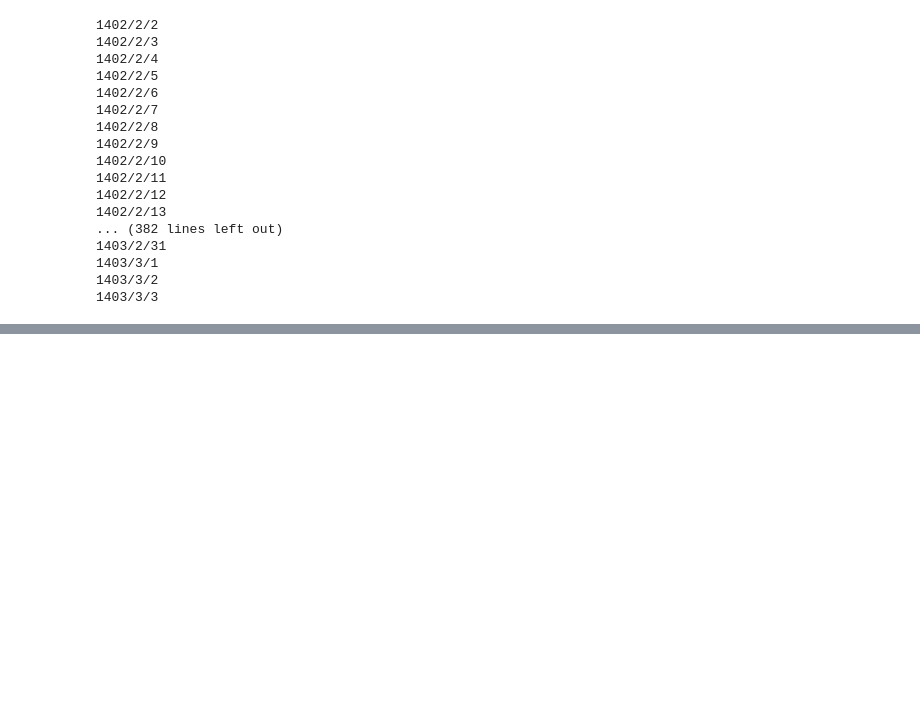
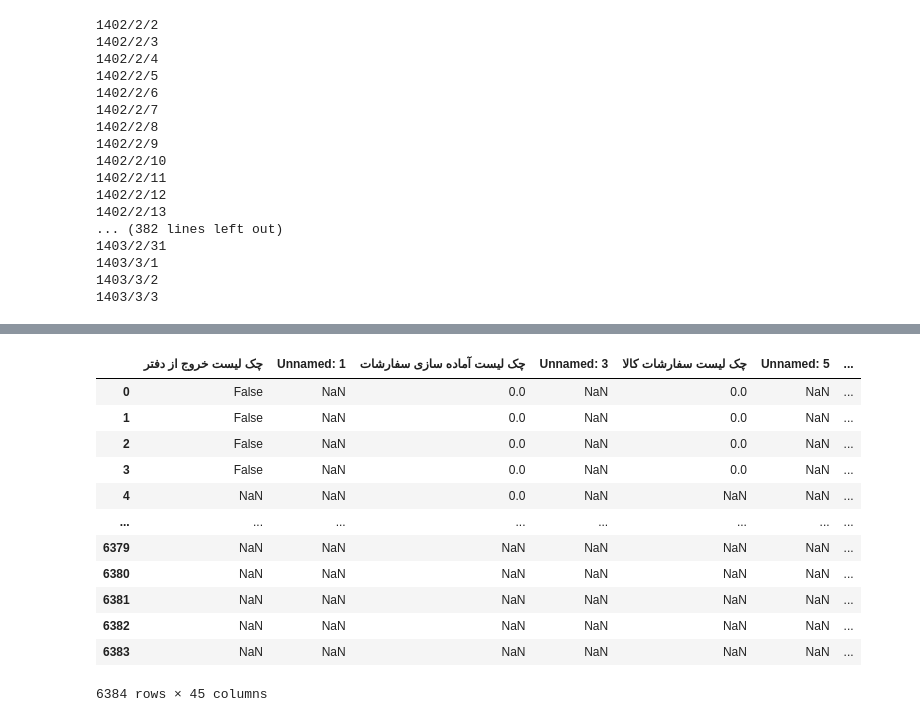
Before and after one commit to mammadbrazili/XAV, a Jupyter notebook: Report Vol2.ipynb, the cells around one changed output, grey strips where cells are left out. Saved outputs shown, nothing was run; the diff lists cells and outputs as text; code cells hidden in the pictures; blank space fills up the shorter version.

```diff
--- a/Report Vol2.ipynb
+++ b/Report Vol2.ipynb
@@ -461,0 +517,16 @@ for date in date_range:
+# %%
+df
+# %% [output]
+|  | چک لیست خروج از دفتر | Unnamed: 1 | چک لیست آماده سازی سفارشات | Unnamed: 3 | چک لیست سفارشات کالا | Unnamed: 5 | ... |
+| 0 | False | NaN | 0.0 | NaN | 0.0 | NaN | ... |
+| 1 | False | NaN | 0.0 | NaN | 0.0 | NaN | ... |
+| 2 | False | NaN | 0.0 | NaN | 0.0 | NaN | ... |
+| 3 | False | NaN | 0.0 | NaN | 0.0 | NaN | ... |
+| 4 | NaN | NaN | 0.0 | NaN | NaN | NaN | ... |
+| ... | ... | ... | ... | ... | ... | ... | ... |
+| 6379 | NaN | NaN | NaN | NaN | NaN | NaN | ... |
+| 6380 | NaN | NaN | NaN | NaN | NaN | NaN | ... |
+| 6381 | NaN | NaN | NaN | NaN | NaN | NaN | ... |
+| 6382 | NaN | NaN | NaN | NaN | NaN | NaN | ... |
+| 6383 | NaN | NaN | NaN | NaN | NaN | NaN | ... |
+6384 rows × 45 columns
```
Also changed, not shown: parts of 1 cell of this notebook.
